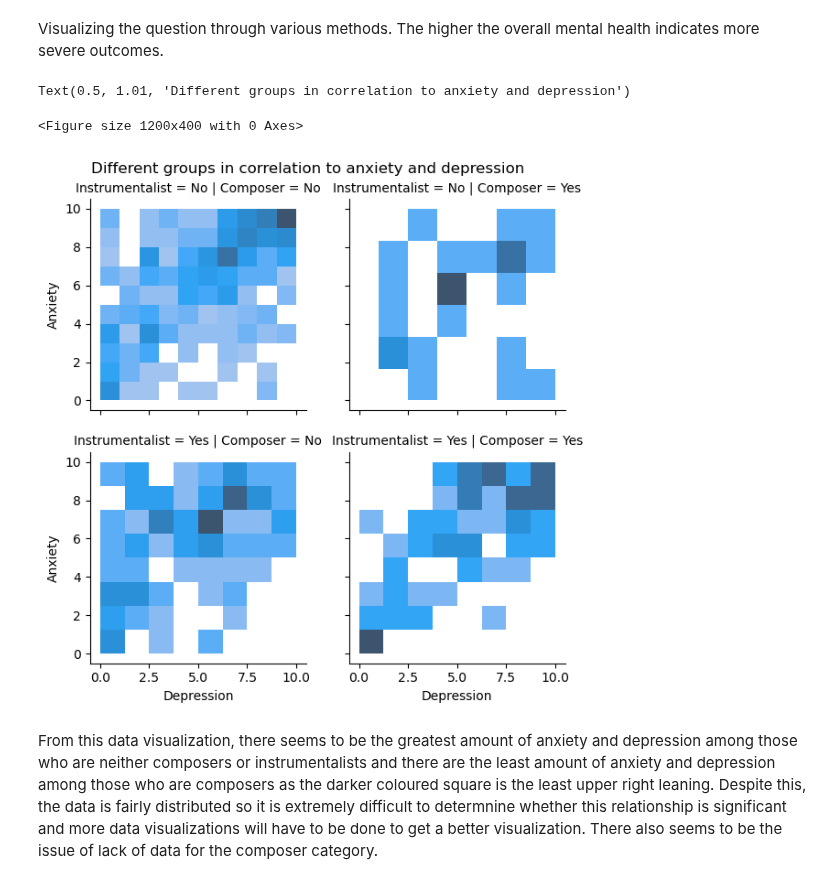
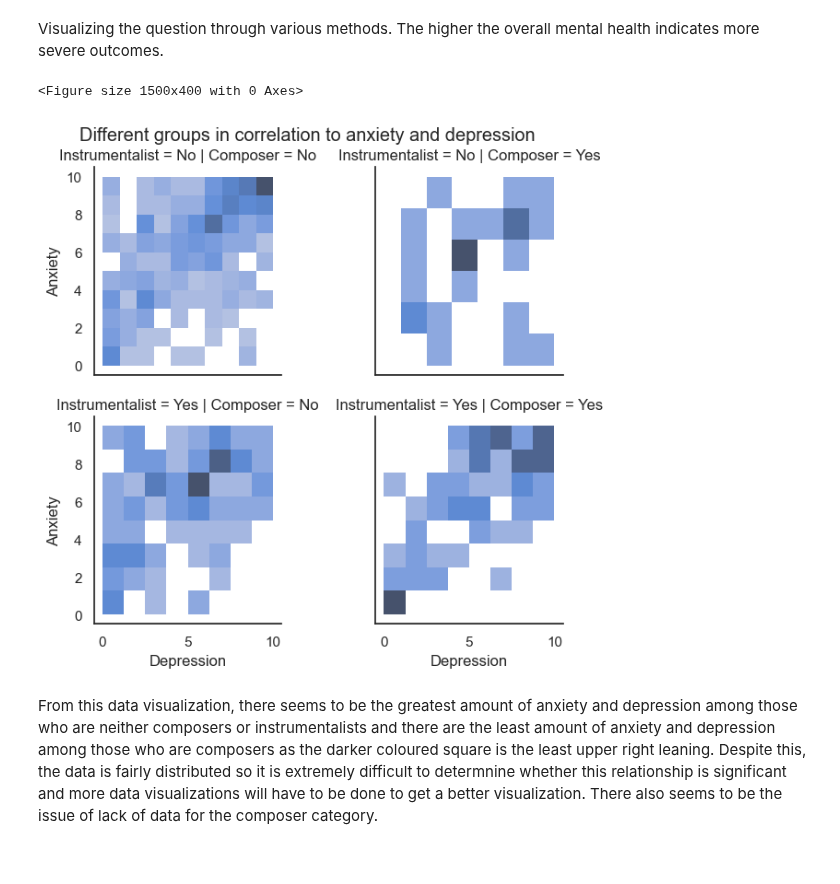
Before and after one commit to ubco-W2022T2-data301/project-group-group12, a Jupyter notebook: analysis/analysis1.ipynb, the cells around one changed output. Cells and saved outputs as stored; diff of their text form; code cells hidden in the pictures.

Commit message:
updated figures

```diff
--- a/analysis/analysis1.ipynb
+++ b/analysis/analysis1.ipynb
@@ -292,19 +294,21 @@ df
 #### Milestone 4: Data Visualizations
 # %% [markdown]
 Visualizing the question through various methods. The higher the overall mental health indicates more severe outcomes.
+# %%
+sns.set_theme(style="white",
+              font_scale=1)
 # %%
 # visualizing scatterplot of composers and instrumentalists related to their anxiety and depression, 0 being none and 10 being extreme
-plt.figure(figsize=(12,4))
+plt.figure(figsize=(15,4))
 g1= sns.FacetGrid(df, col="Composer", row="Instrumentalist")
 g1.map(sns.histplot, "Depression", "Anxiety")
-plt.subplots_adjust(hspace=0.2, wspace=0.2)
+plt.subplots_adjust(hspace=0.2, wspace=0.5)
 plt.suptitle("Different groups in correlation to anxiety and depression", y=1.01)
 # exporting this graph
 plt.savefig('analysis1eda1.png', bbox_inches='tight')
 # %% [output]
-Text(0.5, 1.01, 'Different groups in correlation to anxiety and depression')
+<Figure size 1500x400 with 0 Axes>
-<Figure size 1200x400 with 0 Axes>
-[figure, old version]
+[figure, new version]
 # %% [markdown]
 From this data visualization, there seems to be the greatest amount of anxiety and depression among those who are neither composers or instrumentalists and there are the least amount of anxiety and depression among those who are composers as the darker coloured square is the least upper right leaning. Despite this, the data is fairly distributed so it is extremely difficult to determnine whether this relationship is significant and more data visualizations will have to be done to get a better visualization. There also seems to be the issue of lack of data for the composer category.
 # %%
```
Also changed, not shown: parts of 8 cells of this notebook, 7 other files.
